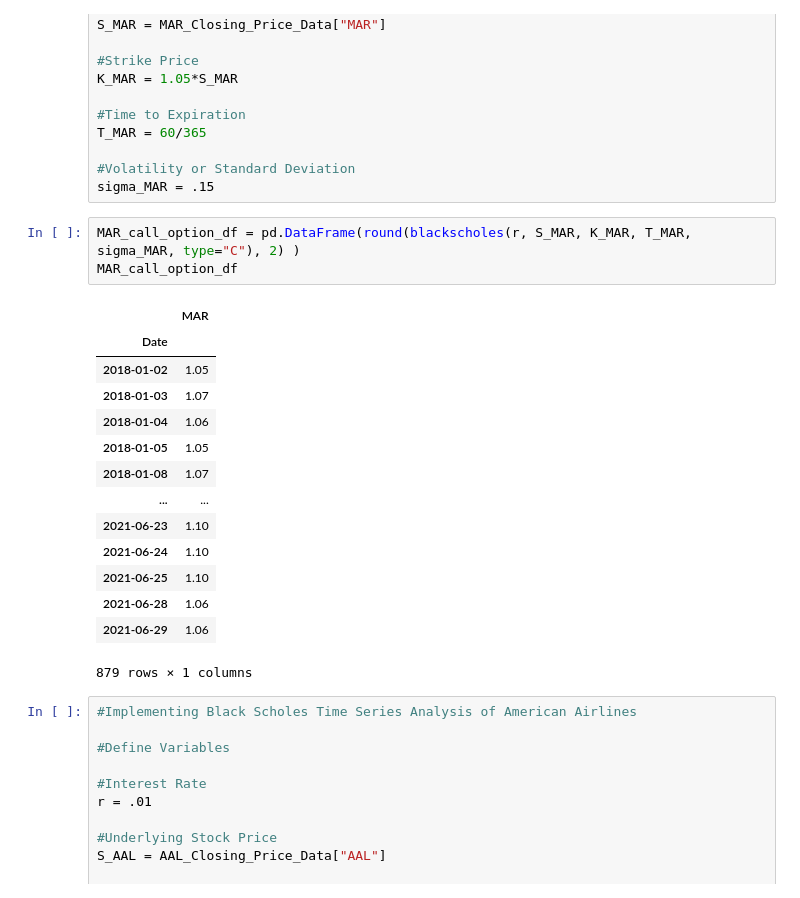
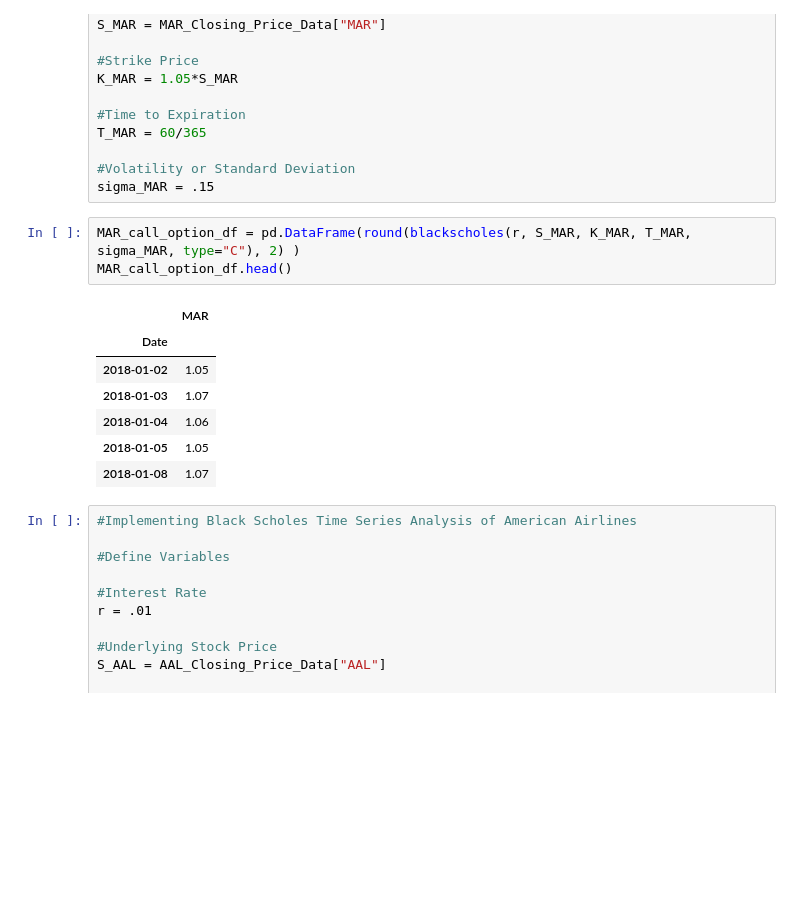
Before and after one commit to ronin2021/Analysis_of_Distressed_Securities_and_Implementing_Black_Scholes_Merton_Model_for_Options, a Jupyter notebook: Options_Analysis.ipynb, the cells around one changed output. Saved outputs shown, nothing was run; the diff lists cells and outputs as text; blank space fills up the shorter version.

```diff
--- a/Options_Analysis.ipynb
+++ b/Options_Analysis.ipynb
@@ -419,22 +416,15 @@ T_MAR = 60/365
 sigma_MAR = .15
 # %%
 MAR_call_option_df = pd.DataFrame(round(blackscholes(r, S_MAR, K_MAR, T_MAR, sigma_MAR, type="C"), 2) )
-MAR_call_option_df
+MAR_call_option_df.head()
 # %% [output]
 |  | MAR |
 | Date |  |
 | 2018-01-02 | 1.05 |
 | 2018-01-03 | 1.07 |
 | 2018-01-04 | 1.06 |
 | 2018-01-05 | 1.05 |
 | 2018-01-08 | 1.07 |
-| ... | ... |
-| 2021-06-23 | 1.10 |
-| 2021-06-24 | 1.10 |
-| 2021-06-25 | 1.10 |
-| 2021-06-28 | 1.06 |
-| 2021-06-29 | 1.06 |
-879 rows × 1 columns
 # %%
 #Implementing Black Scholes Time Series Analysis of American Airlines
 
```
Also changed, not shown: parts of 14 cells of this notebook.
